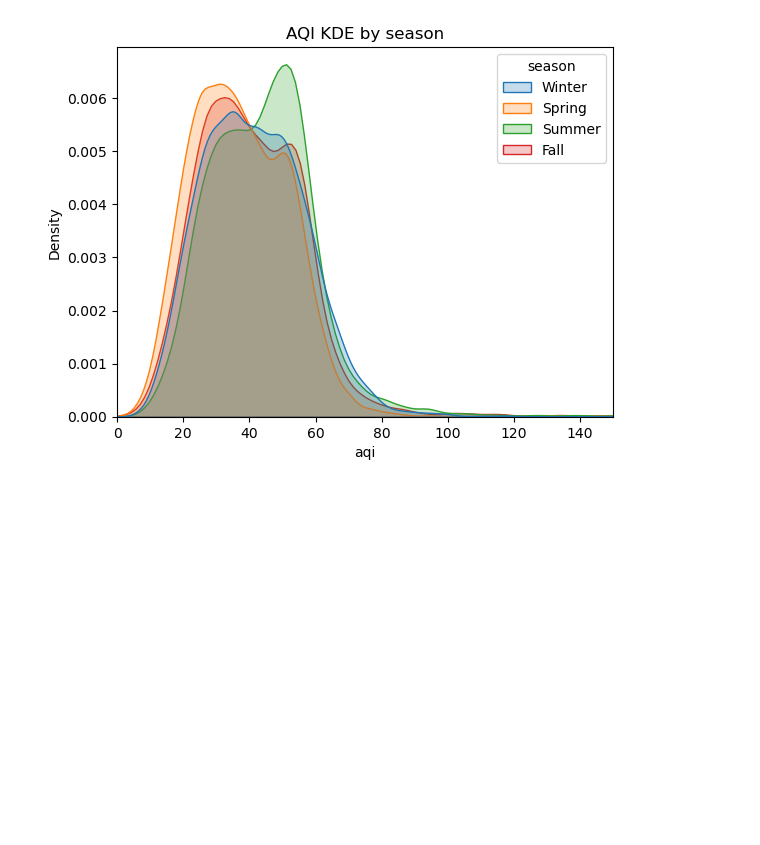
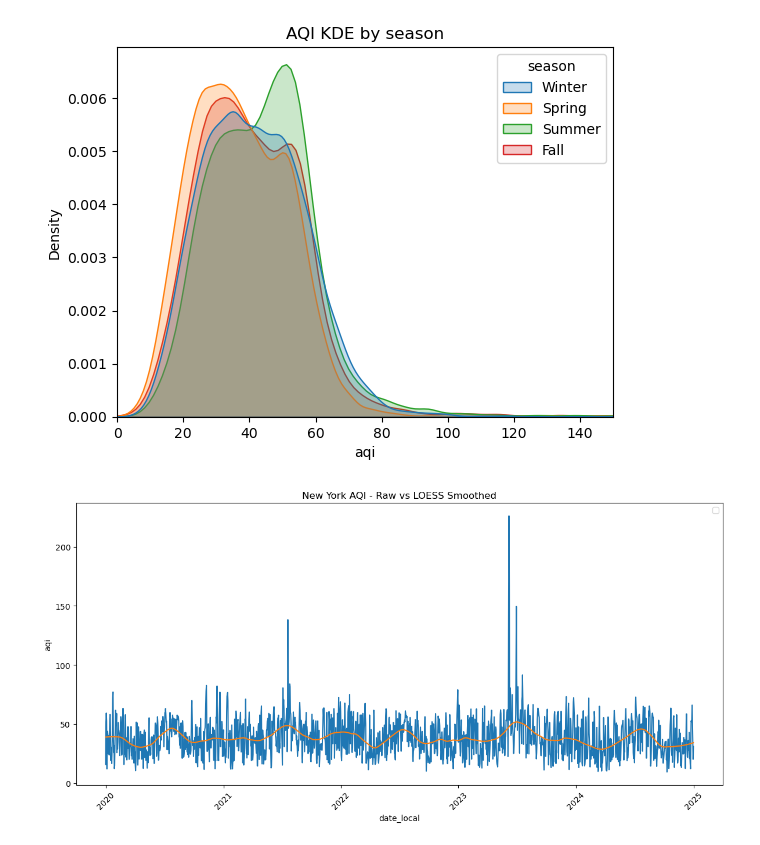
Before and after one commit to iherman10/aqi_geo_experiments, a Jupyter notebook: analysis.ipynb, the cells around one changed output. Drawn from its saved outputs; the diff is of its cells as text; code cells hidden in the pictures; blank space fills up the shorter version.

Commit message:
Calculate LOESS smoothed data for NY

```diff
--- a/analysis.ipynb
+++ b/analysis.ipynb
@@ -658,3 +658,32 @@ plt.show()
 [figure]
 # %%
 # Generate LOESS smoothed time series to uncover general trends/seasonal effects
+
+from statsmodels.nonparametric.smoothers_lowess import lowess
+
+# Pick a couple CBSAs to explore LOESS smoothing: NY and LA, as seasons are pretty opposite
+
+
+ny_eda_sample = eda_final_pm25_daily[eda_final_pm25_daily['cbsa_code']==35620].copy()
+la_eda_sample = eda_final_pm25_daily[eda_final_pm25_daily['cbsa_code']==31080].copy()
+
+ny_loess_smoothed = lowess(ny_eda_sample['aqi'], ny_eda_sample['date_local'],frac=0.05)
+la_loess_smoothed = lowess(la_eda_sample['aqi'], la_eda_sample['date_local'],frac=0.05)
+
+ny_eda_sample['loess_smoothed'] = ny_loess_smoothed[:, 1]
+la_eda_sample['loess_smoothed'] = la_loess_smoothed[:, 1]
+# %%
+# Plot NY original vs. smoothed time series
+
+plt.figure(figsize=(12, 6))
+
+sns.lineplot(data=ny_eda_sample, x='date_local', y='aqi')
+sns.lineplot(data=ny_eda_sample, x='date_local', y='loess_smoothed')
+
+plt.title("New York AQI - Raw vs LOESS Smoothed")
+plt.xticks(rotation=45)
+plt.tight_layout()
+plt.legend()
+plt.show()
+# %% [output]
+[figure, added]
```
